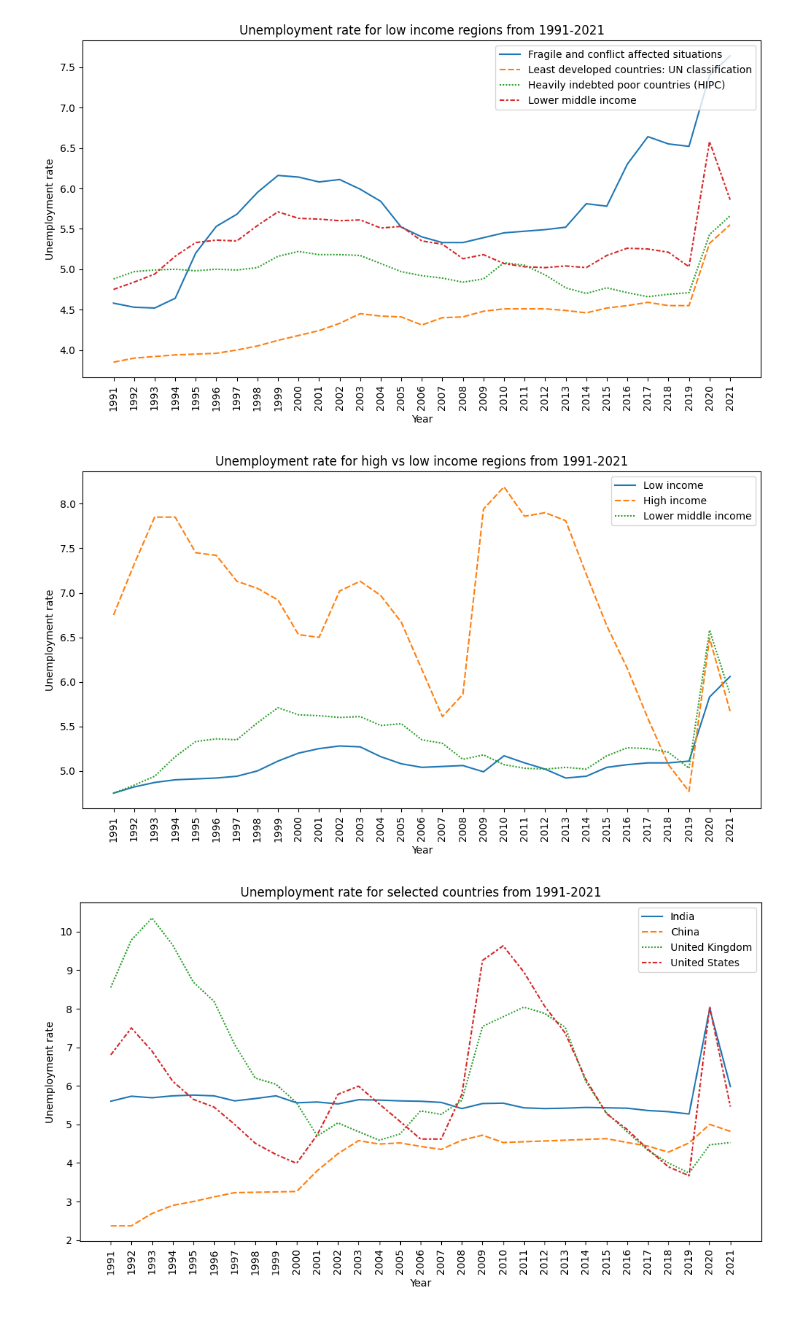
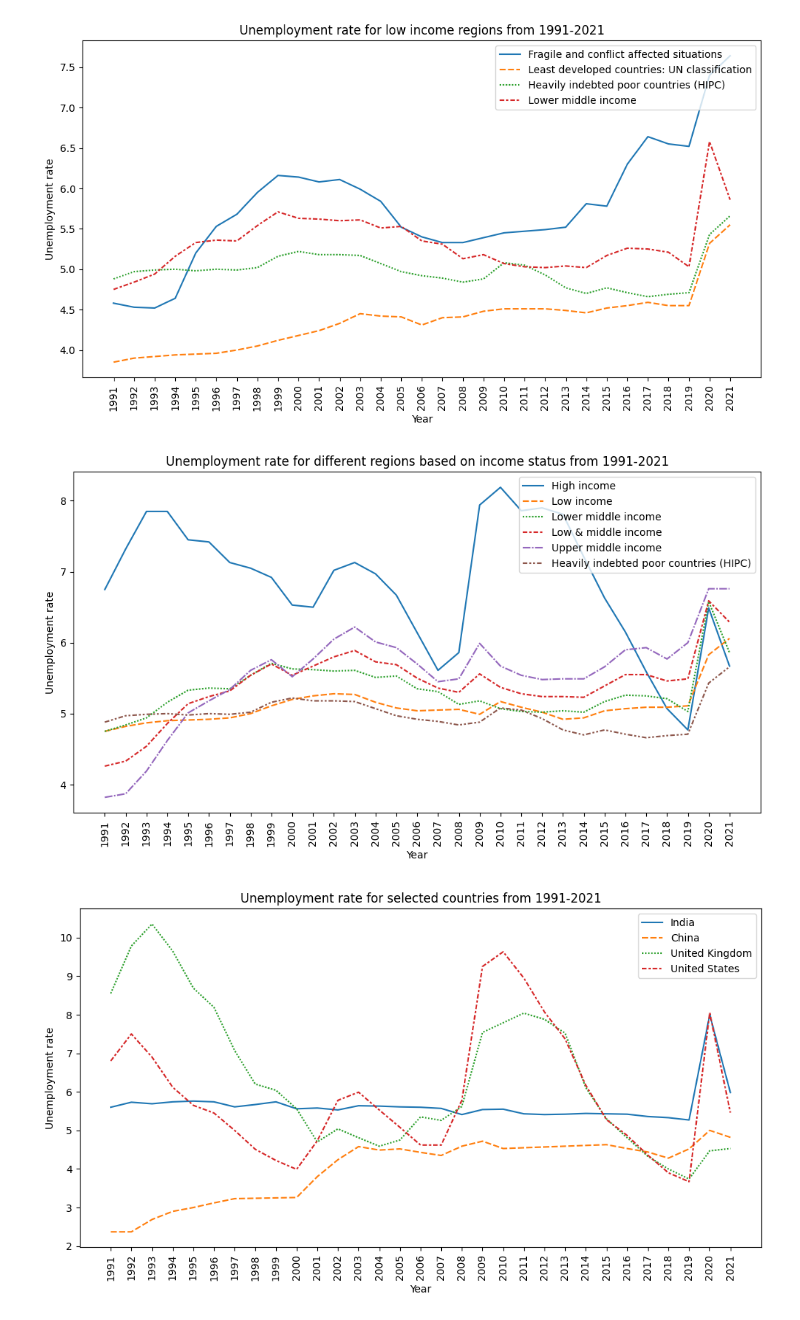
Before and after one commit to lorrespz/Kaggle_Data_Analysis_Projects, a Jupyter notebook: world-unemployment-trend-1991-2021.ipynb, the cells around one changed output. Saved outputs shown, nothing was run; the diff lists cells and outputs as text; code cells hidden in the pictures.

```diff
--- a/world-unemployment-trend-1991-2021.ipynb
+++ b/world-unemployment-trend-1991-2021.ipynb
@@ -144,16 +144,14 @@ plt.legend(loc = 'upper right');
 [figure]
 # %%
 plt.figure(figsize = (12,6));
-sns.lineplot(df[['Low income',
-                'High income',
-                'Lower middle income']])
+sns.lineplot(df_in)
 plt.xlabel('Year');
 plt.xticks(rotation='vertical')
 plt.ylabel('Unemployment rate');
-plt.title('Unemployment rate for high vs low income regions from 1991-2021');
+plt.title('Unemployment rate for different regions based on income status from 1991-2021');
 plt.legend(loc = 'upper right');
 # %% [output]
-[figure, old version]
+[figure, new version]
 # %%
 plt.figure(figsize = (12,6));
 sns.lineplot(data=df[['India', 'China', 'United Kingdom', 'United States']])
```
Also changed, not shown: parts of 5 cells of this notebook.
